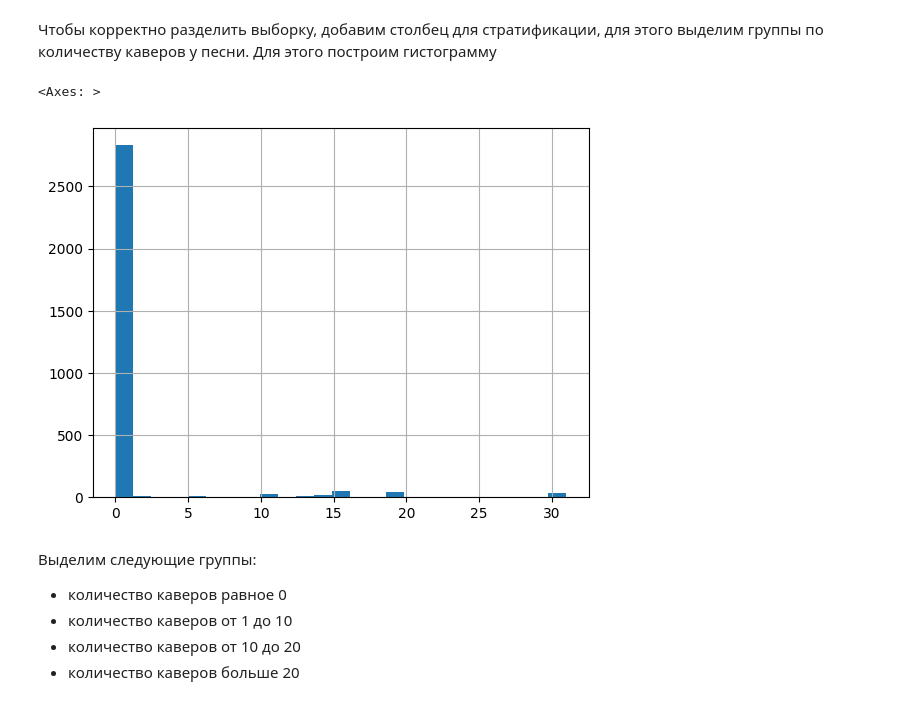
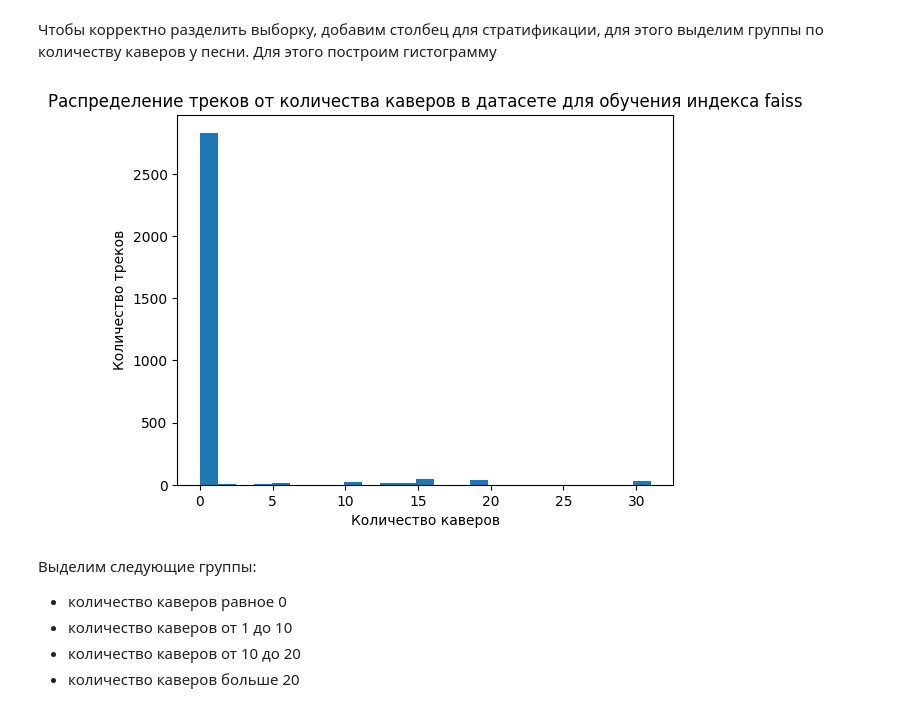
Before and after one commit to Musical-Detectives-Team/hakaton_yandex_music, a Jupyter notebook: preprocessing.ipynb, the cells around one changed output. Cells and saved outputs as stored; diff of their text form; code cells hidden in the pictures.

```diff
--- a/preprocessing.ipynb
+++ b/preprocessing.ipynb
@@ -192,7 +195,7 @@ def preproc_genres(df: pd.DataFrame) -> pd.DataFrame:
 
     # обработаем треки без жанра
     mask = df['genres'].isin([[]])
-    df['uncnown_genre'] = mask.astype('int8')
+    df['unknown_genre'] = mask.astype('int8')
 
     # обработаем невошедшие треки
     df['genre_other'] = 0
@@ -394,10 +408,13 @@ df_task_2.head()
 # %% [markdown]
 Чтобы корректно разделить выборку, добавим столбец для стратификации, для этого выделим группы по количеству каверов у песни. Для этого построим гистограмму
 # %%
-df_task_2['cover_count'].hist(bins=25)
+plt.title('Распределение треков от количества каверов в датасете для обучения индекса faiss')
+plt.hist(df_task_2['cover_count'], bins=25)
+plt.xlabel('Количество каверов')
+plt.ylabel('Количество треков')
+plt.show()
 # %% [output]
-<Axes: >
-[figure, old version]
+[figure, new version]
 # %% [markdown]
 Выделим следующие группы:
 * количество каверов равное 0
```
Also changed, not shown: parts of 10 cells of this notebook, 2 other files.
